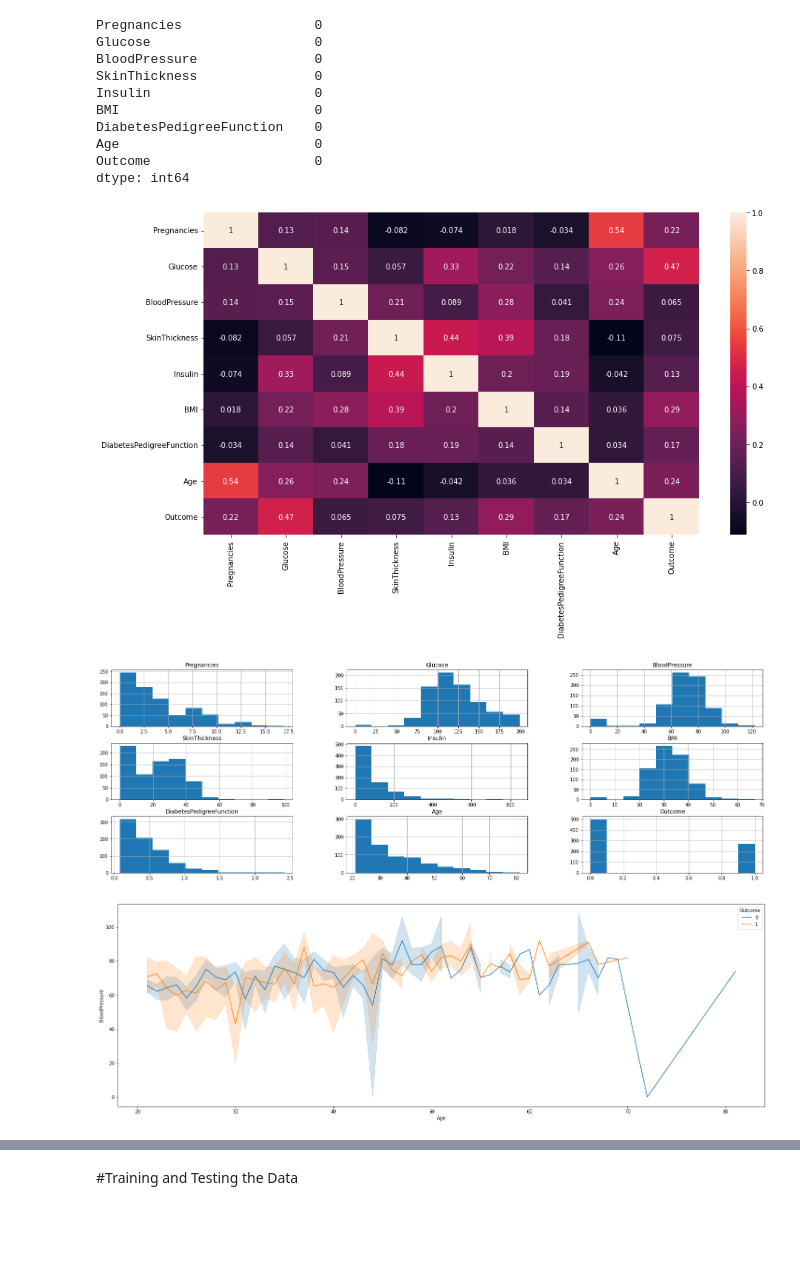
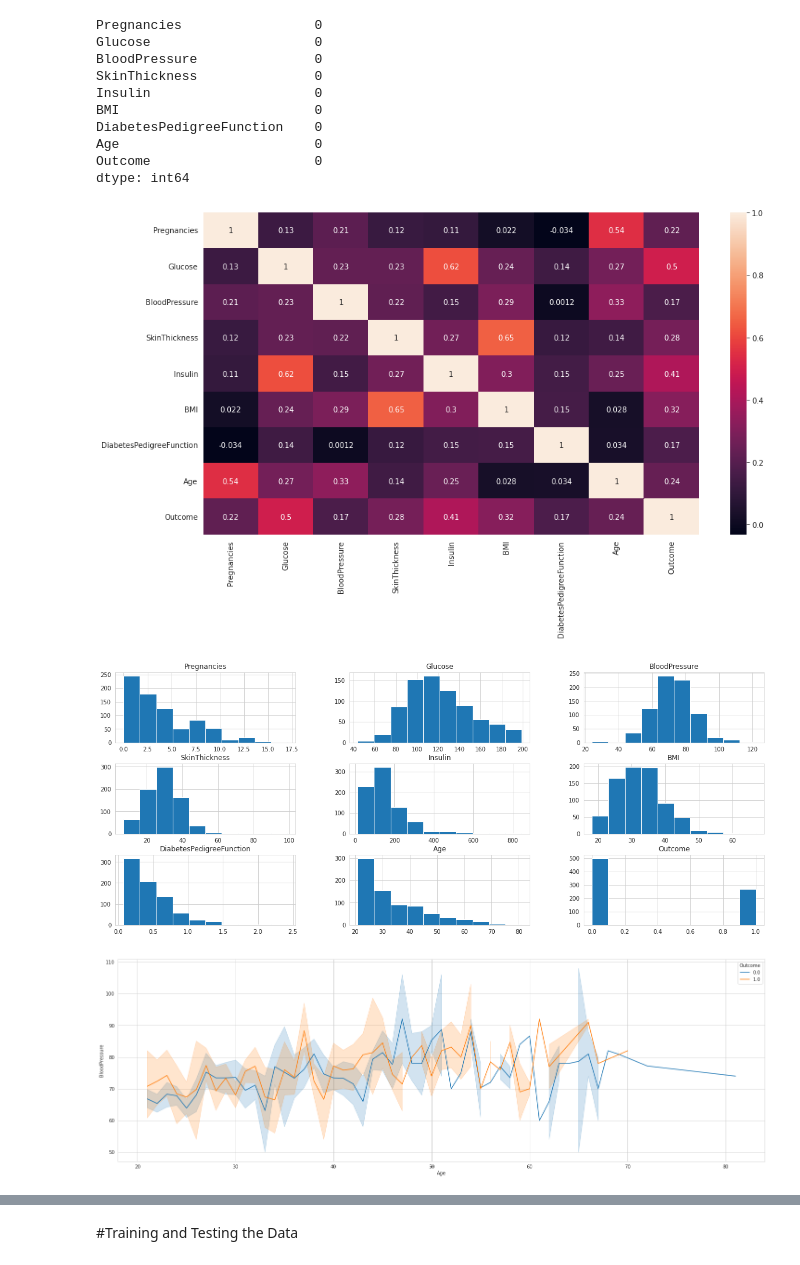
Before and after one commit to Kvaibhav1997/PIMA-Diabetes-Data, a Jupyter notebook: Diabetes.ipynb, the cells around one changed output, grey strips where cells are left out. Drawn from its saved outputs; the diff is of its cells as text; code cells hidden in the pictures; blank space fills up the shorter version.

```diff
--- a/Diabetes.ipynb
+++ b/Diabetes.ipynb
@@ -69,3 +83,9 @@ DiabetesPedigreeFunction    0
 Age                         0
 Outcome                     0
 dtype: int64
+# %%
+#We replaced the zero values in the variables other than "Pregnancies" and "Outcome" with "NAN".
+zero_columns = [i for i in df.columns if (df[i].min() == 0 and i not in ["Pregnancies", "Outcome"])]
+
+for i in zero_columns:
+    df[[i]] = df[[i]].replace(0, np.NaN)
@@ -71,0 +105,6 @@ dtype: int64
+# %%
+#Solving missing value problem with KNN
+
+scaler = MinMaxScaler()
+df = pd.DataFrame(scaler.fit_transform(df), columns=df.columns)
+df.head()
@@ -71,0 +118,5 @@ dtype: int64
+# %%
+imputer = KNNImputer(n_neighbors=5)
+df = pd.DataFrame(imputer.fit_transform(df), columns=df.columns)
+df = pd.DataFrame(scaler.inverse_transform(df), columns=df.columns)
+df.head()
@@ -107,18 +178,18 @@ plt.figure(figsize=(15,8))
 sns.heatmap(corr_data, annot=True)
 plt.show()
 # %% [output]
-[figure, old version]
+[figure, new version]
 # %%
-df.hist(figsize=(25,8))
+df.hist(figsize=(20,8))
 plt.show()
 # %% [output]
-[figure, old version]
+[figure, new version]
 # %%
 plt.figure(figsize=(25, 8))
 sns.lineplot(y='BloodPressure', x='Age',hue='Outcome', data=df)
 plt.show()
 # %% [output]
-[figure, old version]
+[figure, new version]
 # %%
 plt.figure(figsize=(25,8))
 sns.set_style(style='whitegrid')
```
Also changed, not shown: parts of 52 cells of this notebook.
